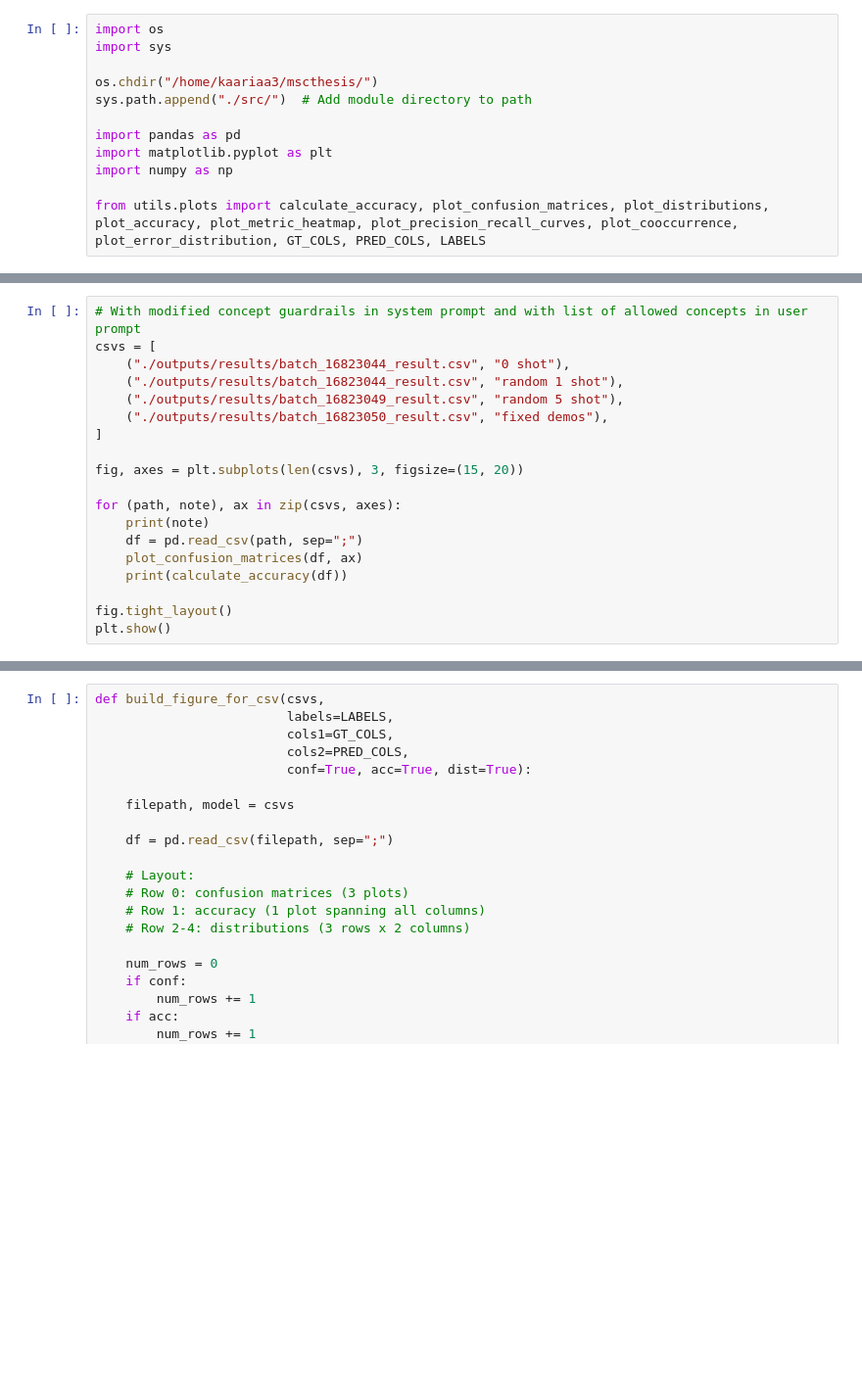
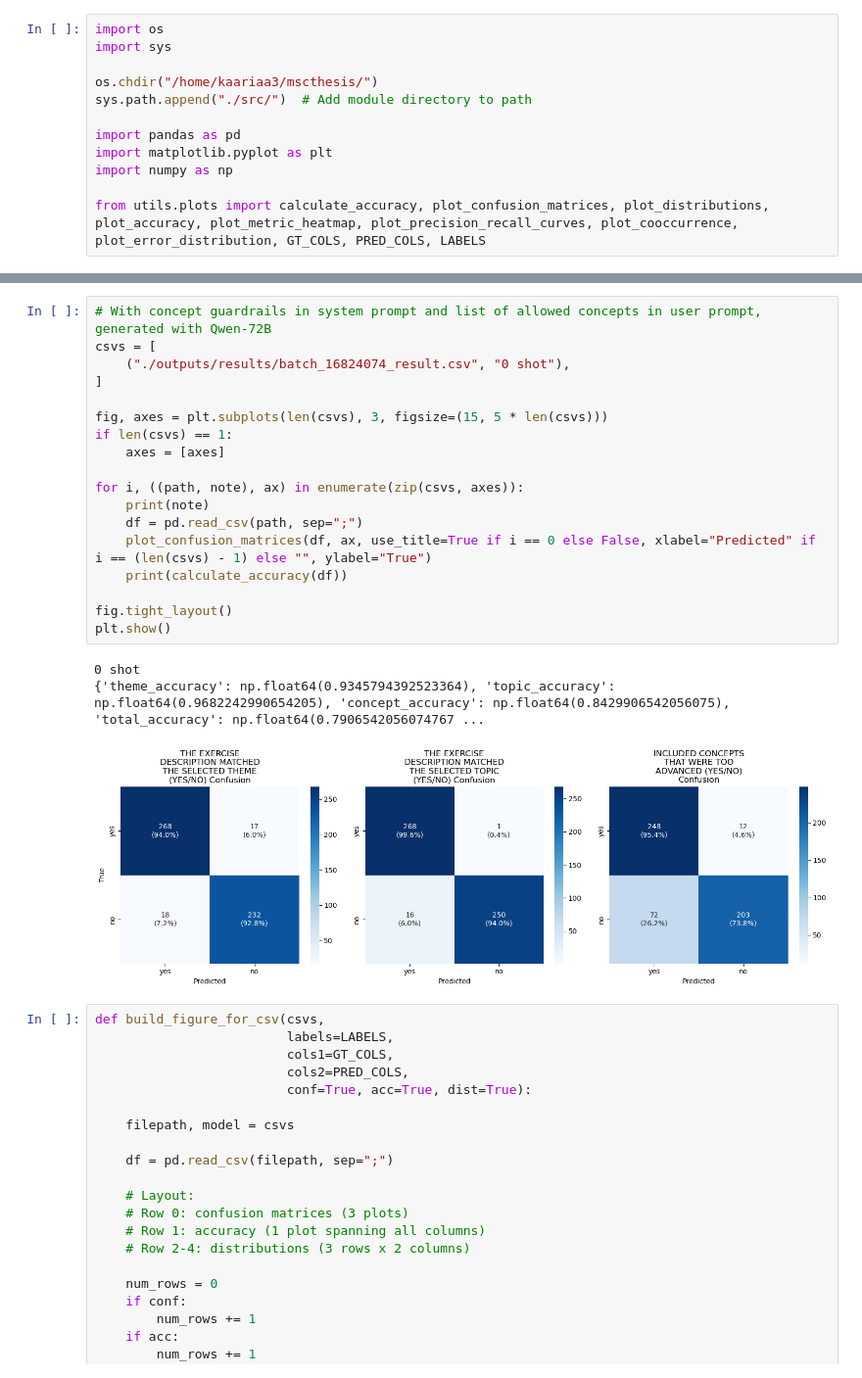
Before and after one commit to AleksiKaa/mscthesis, a Jupyter notebook: src/notebooks/results/compare_results.ipynb, the cells around one changed output, grey strips where cells are left out. Shown at 98% size. Saved outputs shown, nothing was run; the diff lists cells and outputs as text; blank space fills up the shorter version.

```diff
--- a/src/notebooks/results/compare_results.ipynb
+++ b/src/notebooks/results/compare_results.ipynb
@@ -71,22 +67,3 @@ random 5 shot
 fixed demos
 {'theme_accuracy': np.float64(0.9206049149338374), 'topic_accuracy': np.float64(0.9395085066162571), 'concept_accuracy': np.float64(0.6483931947069943), 'total_accuracy': np.float64(0.5803402646502835 ...
 [figure]
-# %%
-# With modified concept guardrails in system prompt and with list of allowed concepts in user prompt
-csvs = [
-    ("./outputs/results/batch_16823044_result.csv", "0 shot"),
-    ("./outputs/results/batch_16823044_result.csv", "random 1 shot"),
-    ("./outputs/results/batch_16823049_result.csv", "random 5 shot"),
-    ("./outputs/results/batch_16823050_result.csv", "fixed demos"),
-]
-
-fig, axes = plt.subplots(len(csvs), 3, figsize=(15, 20))
-
-for (path, note), ax in zip(csvs, axes):
-    print(note)
-    df = pd.read_csv(path, sep=";")
-    plot_confusion_matrices(df, ax)
-    print(calculate_accuracy(df))
-
-fig.tight_layout()
-plt.show()
@@ -103,3 +70,25 @@ fixed demos
+# %%
+# With concept guardrails in system prompt and list of allowed concepts in user prompt, generated with Qwen-72B
+csvs = [
+    ("./outputs/results/batch_16824074_result.csv", "0 shot"),
+]
+
+fig, axes = plt.subplots(len(csvs), 3, figsize=(15, 5 * len(csvs)))
+if len(csvs) == 1:
+    axes = [axes]
+
+for i, ((path, note), ax) in enumerate(zip(csvs, axes)):
+    print(note)
+    df = pd.read_csv(path, sep=";")
+    plot_confusion_matrices(df, ax, use_title=True if i == 0 else False, xlabel="Predicted" if i == (len(csvs) - 1) else "", ylabel="True")
+    print(calculate_accuracy(df))
+
+fig.tight_layout()
+plt.show()
+# %% [output]
+0 shot
+{'theme_accuracy': np.float64(0.9345794392523364), 'topic_accuracy': np.float64(0.9682242990654205), 'concept_accuracy': np.float64(0.8429906542056075), 'total_accuracy': np.float64(0.7906542056074767 ...
+[figure, added]
 # %%
 def build_figure_for_csv(csvs,
                          labels=LABELS,
```
Also changed, not shown: parts of 5 cells of this notebook, 3 other files.
